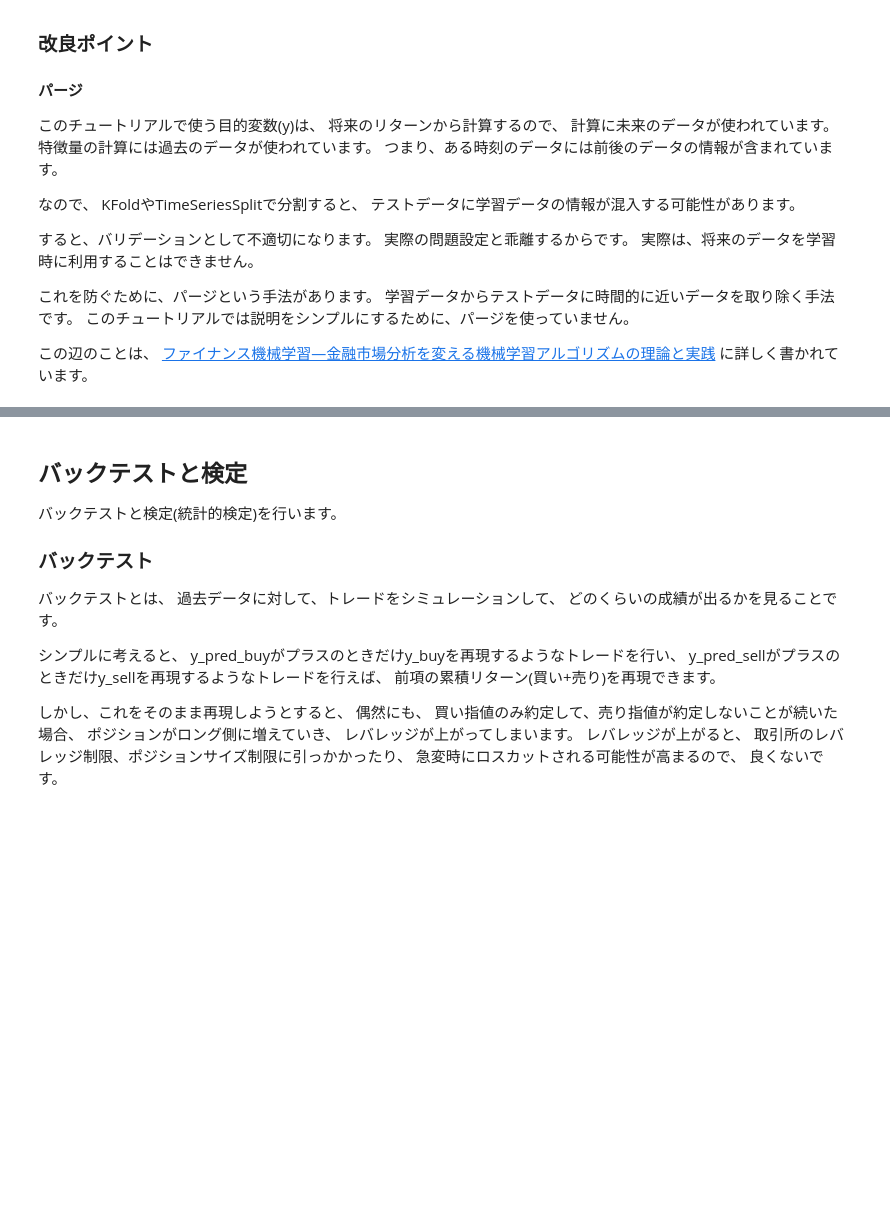
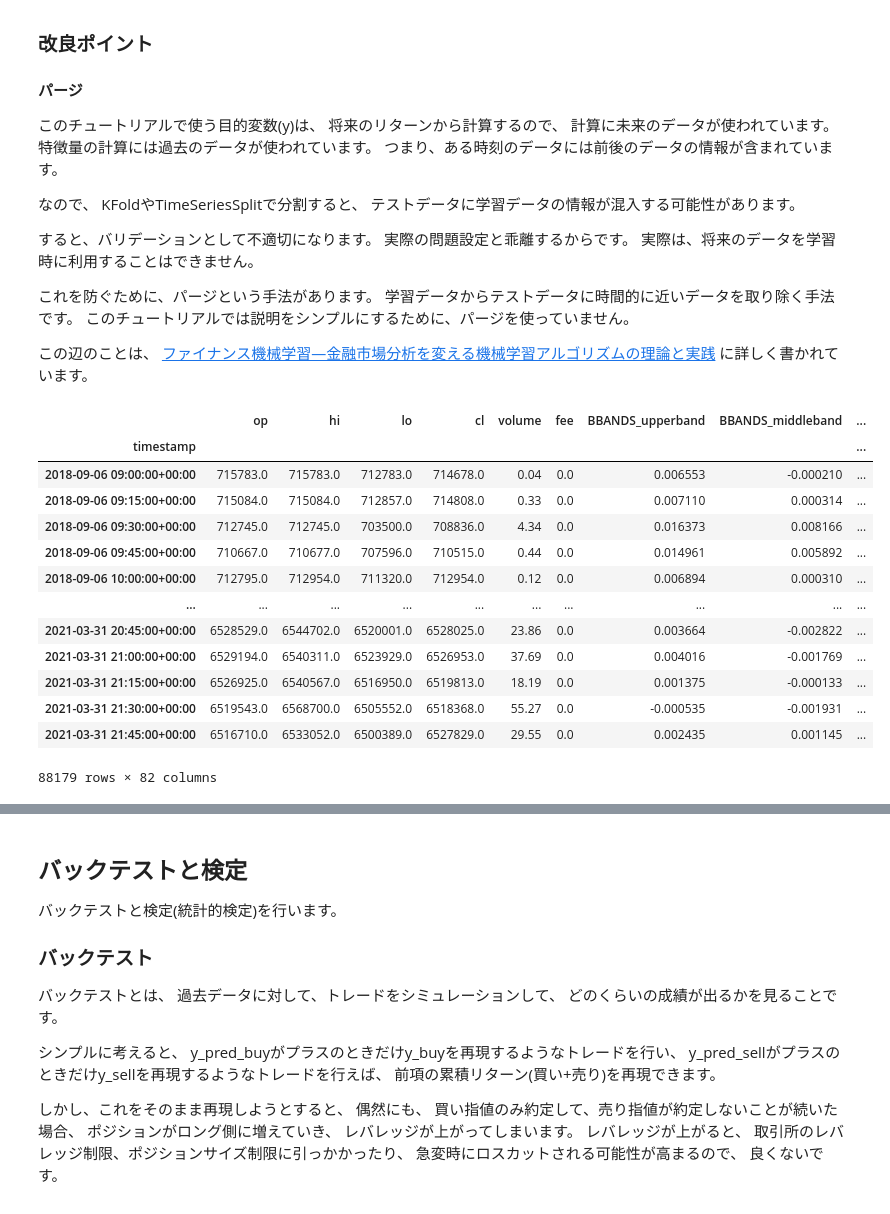
Before and after one commit to n3232/mlbot_tutorial, a Jupyter notebook: work/tutorial.ipynb, the cells around one changed output, grey strips where cells are left out. Saved outputs shown, nothing was run; the diff lists cells and outputs as text; code cells hidden in the pictures; blank space fills up the shorter version.

```diff
--- a/work/tutorial.ipynb
+++ b/work/tutorial.ipynb
@@ -728,4 +728,23 @@ KFoldやTimeSeriesSplitで分割すると、
 この辺のことは、
 [ファイナンス機械学習―金融市場分析を変える機械学習アルゴリズムの理論と実践](https://www.amazon.co.jp/dp/4322134637)
 に詳しく書かれています。
+# %%
+df = pd.read_pickle('df_y.pkl')
+df = df.dropna()
+df
+# %% [output]
+|  | op | hi | lo | cl | volume | fee | BBANDS_upperband | BBANDS_middleband | ... |
+| timestamp |  |  |  |  |  |  |  |  | ... |
+| 2018-09-06 09:00:00+00:00 | 715783.0 | 715783.0 | 712783.0 | 714678.0 | 0.04 | 0.0 | 0.006553 | -0.000210 | ... |
+| 2018-09-06 09:15:00+00:00 | 715084.0 | 715084.0 | 712857.0 | 714808.0 | 0.33 | 0.0 | 0.007110 | 0.000314 | ... |
+| 2018-09-06 09:30:00+00:00 | 712745.0 | 712745.0 | 703500.0 | 708836.0 | 4.34 | 0.0 | 0.016373 | 0.008166 | ... |
+| 2018-09-06 09:45:00+00:00 | 710667.0 | 710677.0 | 707596.0 | 710515.0 | 0.44 | 0.0 | 0.014961 | 0.005892 | ... |
+| 2018-09-06 10:00:00+00:00 | 712795.0 | 712954.0 | 711320.0 | 712954.0 | 0.12 | 0.0 | 0.006894 | 0.000310 | ... |
+| ... | ... | ... | ... | ... | ... | ... | ... | ... | ... |
+| 2021-03-31 20:45:00+00:00 | 6528529.0 | 6544702.0 | 6520001.0 | 6528025.0 | 23.86 | 0.0 | 0.003664 | -0.002822 | ... |
+| 2021-03-31 21:00:00+00:00 | 6529194.0 | 6540311.0 | 6523929.0 | 6526953.0 | 37.69 | 0.0 | 0.004016 | -0.001769 | ... |
+| 2021-03-31 21:15:00+00:00 | 6526925.0 | 6540567.0 | 6516950.0 | 6519813.0 | 18.19 | 0.0 | 0.001375 | -0.000133 | ... |
+| 2021-03-31 21:30:00+00:00 | 6519543.0 | 6568700.0 | 6505552.0 | 6518368.0 | 55.27 | 0.0 | -0.000535 | -0.001931 | ... |
+| 2021-03-31 21:45:00+00:00 | 6516710.0 | 6533052.0 | 6500389.0 | 6527829.0 | 29.55 | 0.0 | 0.002435 | 0.001145 | ... |
+88179 rows × 82 columns
 # %%
```
Also changed, not shown: parts of 2 cells of this notebook.
